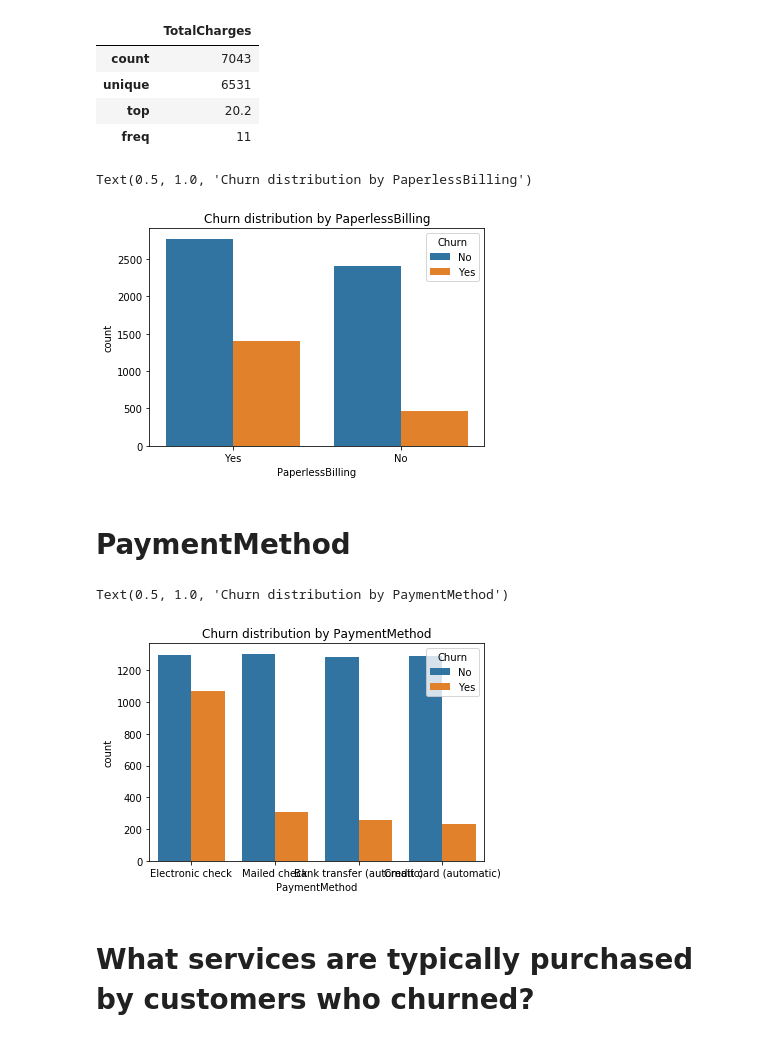
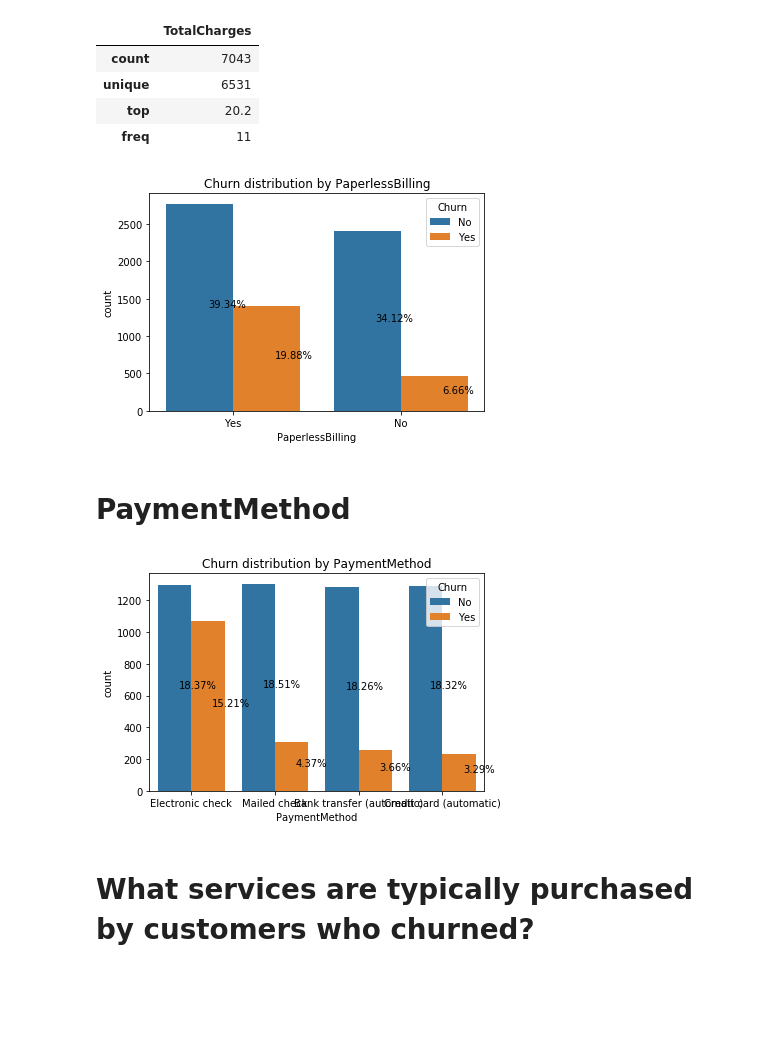
Before and after one commit to Chvava11/Bi_project_customer_churn, a Jupyter notebook: Vanessa's Bi Project.ipynb, the cells around one changed output. Cells and saved outputs as stored; diff of their text form; code cells hidden in the pictures; blank space fills up the shorter version.

```diff
--- a/Vanessa's Bi Project.ipynb
+++ b/Vanessa's Bi Project.ipynb
@@ -341,4 +402,10 @@ Text(0.5, 1.0, 'Churn distribution by OnlineBackup')
 # %%
 ax = sns.countplot (x="MultipleLines",hue="Churn",data=df)
 ax.set_title("Churn distribution by MultipleLines")
+for p in ax.patches:
+    x = ((float(p.get_height())/total)*100).round(2)
+    txt = str(x)  + "%"
+    txt_x = p.get_x()+0.25
+    txt_y = p.get_height()/2
+    ax.text(txt_x,txt_y,txt)
 # %% [output]
@@ -349,4 +415,10 @@ Text(0.5, 1.0, 'Churn distribution by MultipleLines')
 # %%
 ax = sns.countplot (x="DeviceProtection",hue="Churn",data=df)
 ax.set_title("Churn distribution by DeviceProtection")
+for p in ax.patches:
+    x = ((float(p.get_height())/total)*100).round(2)
+    txt = str(x)  + "%"
+    txt_x = p.get_x()+0.25
+    txt_y = p.get_height()/2
+    ax.text(txt_x,txt_y,txt)
 # %% [output]
@@ -359,4 +430,10 @@ Text(0.5, 1.0, 'Churn distribution by DeviceProtection')
 # %%
 ax = sns.countplot (x="Contract",hue="Churn",data=df)
 ax.set_title("Churn distribution by Contract")
+for p in ax.patches:
+    x = ((float(p.get_height())/total)*100).round(2)
+    txt = str(x)  + "%"
+    txt_x = p.get_x()+0.25
+    txt_y = p.get_height()/2
+    ax.text(txt_x,txt_y,txt)
 # %% [output]
@@ -441,17 +517,27 @@ df['TotalCharges'].describe().to_frame()
 # %%
 ax = sns.countplot (x="PaperlessBilling",hue="Churn",data=df)
 ax.set_title("Churn distribution by PaperlessBilling")
+for p in ax.patches:
+    x = ((float(p.get_height())/total)*100).round(2)
+    txt = str(x)  + "%"
+    txt_x = p.get_x()+0.25
+    txt_y = p.get_height()/2
+    ax.text(txt_x,txt_y,txt)
 # %% [output]
-Text(0.5, 1.0, 'Churn distribution by PaperlessBilling')
-[figure, old version]
+[figure, new version]
 # %% [markdown]
 # PaymentMethod
 # %%
 ax = sns.countplot (x="PaymentMethod",hue="Churn",data=df)
 ax.set_title("Churn distribution by PaymentMethod")
+for p in ax.patches:
+    x = ((float(p.get_height())/total)*100).round(2)
+    txt = str(x)  + "%"
+    txt_x = p.get_x()+0.25
+    txt_y = p.get_height()/2
+    ax.text(txt_x,txt_y,txt)
 # %% [output]
-Text(0.5, 1.0, 'Churn distribution by PaymentMethod')
-[figure, old version]
+[figure, new version]
 # %% [markdown]
 # What services are typically purchased by customers who churned?
 # %%
```
Also changed, not shown: parts of 23 cells of this notebook, 1 other file.
